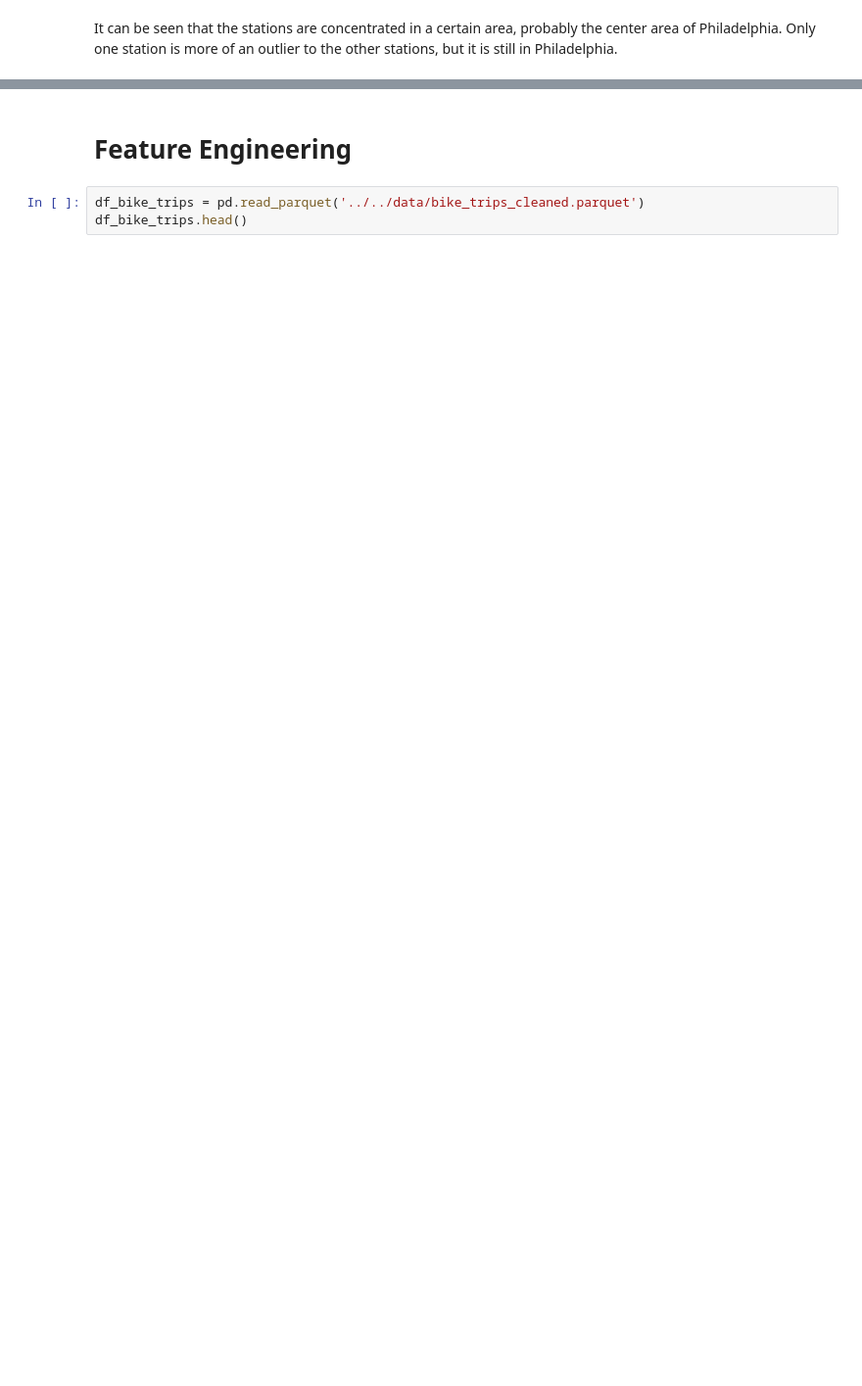
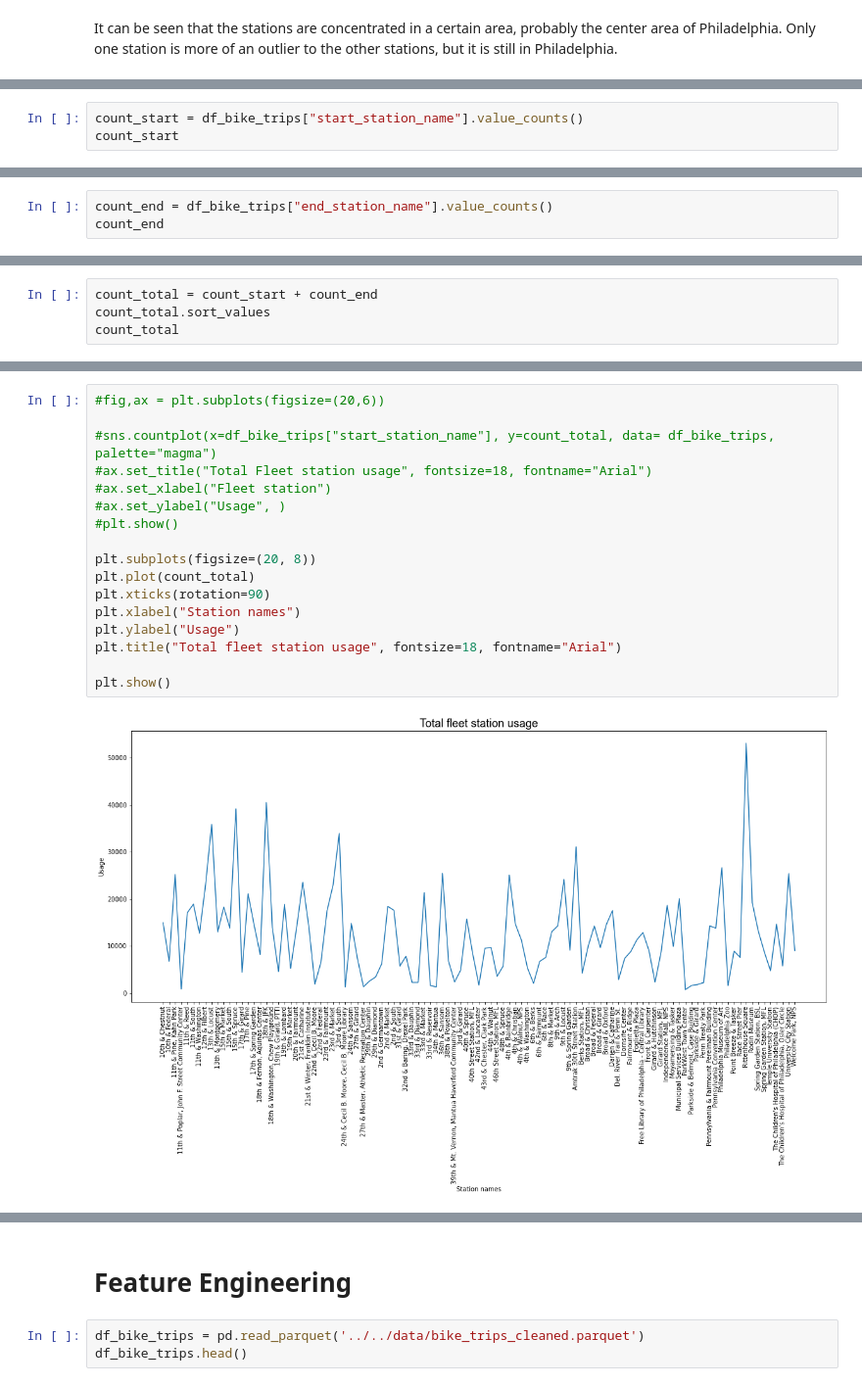
Before and after one commit to Jerematix/dataflow, a Jupyter notebook: notebooks/predictive_analytics/Features.ipynb, the cells around one changed output, grey strips where cells are left out. Shown at 98% size. Cells and saved outputs as stored; diff of their text form; blank space fills up the shorter version.

Commit message:
binary variable, station exploration

```diff
--- a/notebooks/predictive_analytics/Features.ipynb
+++ b/notebooks/predictive_analytics/Features.ipynb
@@ -66,0 +73,3 @@ It can be seen that the stations are concentrated in a certain area, probably th
+# %%
+count_start = df_bike_trips["start_station_name"].value_counts()
+count_start
@@ -66,0 +89,3 @@ It can be seen that the stations are concentrated in a certain area, probably th
+# %%
+count_end = df_bike_trips["end_station_name"].value_counts()
+count_end
@@ -66,0 +105,4 @@ It can be seen that the stations are concentrated in a certain area, probably th
+# %%
+count_total = count_start + count_end
+count_total.sort_values
+count_total
@@ -66,0 +122,19 @@ It can be seen that the stations are concentrated in a certain area, probably th
+# %%
+#fig,ax = plt.subplots(figsize=(20,6))
+
+#sns.countplot(x=df_bike_trips["start_station_name"], y=count_total, data= df_bike_trips, palette="magma")
+#ax.set_title("Total Fleet station usage", fontsize=18, fontname="Arial")
+#ax.set_xlabel("Fleet station")
+#ax.set_ylabel("Usage", )
+#plt.show()
+
+plt.subplots(figsize=(20, 8))
+plt.plot(count_total)
+plt.xticks(rotation=90)
+plt.xlabel("Station names")
+plt.ylabel("Usage")
+plt.title("Total fleet station usage", fontsize=18, fontname="Arial")
+
+plt.show()
+# %% [output]
+[figure, added]
```
Also changed, not shown: parts of 12 cells of this notebook.
